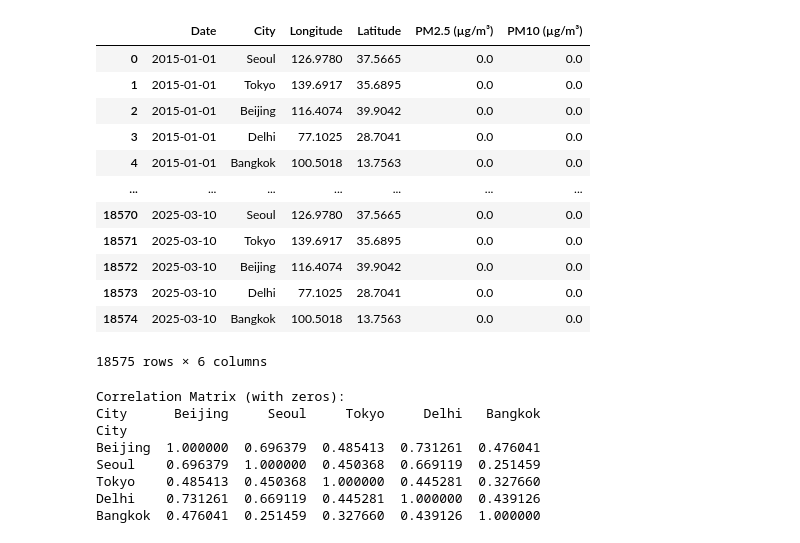
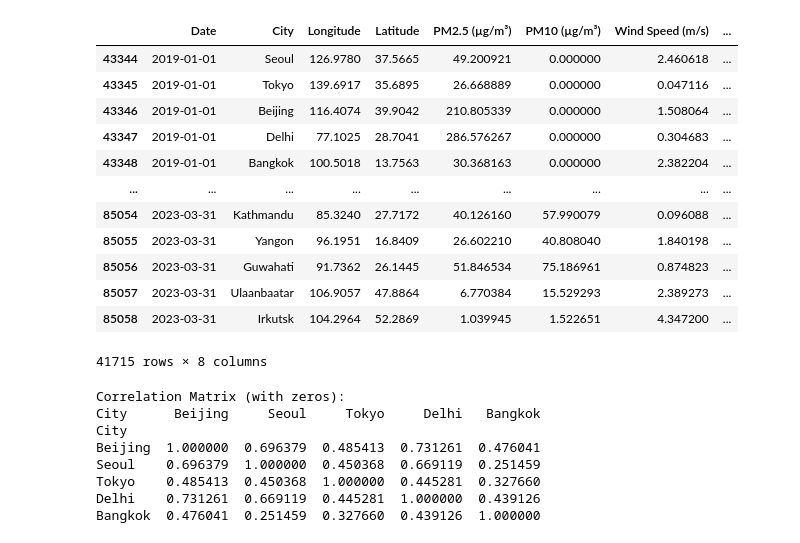
Before and after one commit to Nadaeji/fine-dust-analyzer, a Jupyter notebook: vitualization.ipynb, the cells around one changed output. Drawn from its saved outputs; the diff is of its cells as text; code cells hidden in the pictures.

```diff
--- a/vitualization.ipynb
+++ b/vitualization.ipynb
@@ -1,25 +1,25 @@
 # %%
 import pandas as pd
 # %%
-df = pd.read_csv('./data/pm25_pm10_merged.csv')
+df = pd.read_csv('./data/pm25_pm10_merged_wind.csv')
 df['Date'] = pd.to_datetime(df['Date'])
     # 2015년 ~ 2018년 데이터 삭제
 df = df[df['Date'].dt.year >= 2019]
 df
 # %% [output]
-|  | Date | City | Longitude | Latitude | PM2.5 (µg/m³) | PM10 (µg/m³) |
-| 0 | 2015-01-01 | Seoul | 126.9780 | 37.5665 | 0.0 | 0.0 |
-| 1 | 2015-01-01 | Tokyo | 139.6917 | 35.6895 | 0.0 | 0.0 |
-| 2 | 2015-01-01 | Beijing | 116.4074 | 39.9042 | 0.0 | 0.0 |
-| 3 | 2015-01-01 | Delhi | 77.1025 | 28.7041 | 0.0 | 0.0 |
-| 4 | 2015-01-01 | Bangkok | 100.5018 | 13.7563 | 0.0 | 0.0 |
-| ... | ... | ... | ... | ... | ... | ... |
-| 18570 | 2025-03-10 | Seoul | 126.9780 | 37.5665 | 0.0 | 0.0 |
-| 18571 | 2025-03-10 | Tokyo | 139.6917 | 35.6895 | 0.0 | 0.0 |
-| 18572 | 2025-03-10 | Beijing | 116.4074 | 39.9042 | 0.0 | 0.0 |
-| 18573 | 2025-03-10 | Delhi | 77.1025 | 28.7041 | 0.0 | 0.0 |
-| 18574 | 2025-03-10 | Bangkok | 100.5018 | 13.7563 | 0.0 | 0.0 |
+|  | Date | City | Longitude | Latitude | PM2.5 (µg/m³) | PM10 (µg/m³) | Wind Speed (m/s) | ... |
+| 43344 | 2019-01-01 | Seoul | 126.9780 | 37.5665 | 49.200921 | 0.000000 | 2.460618 | ... |
+| 43345 | 2019-01-01 | Tokyo | 139.6917 | 35.6895 | 26.668889 | 0.000000 | 0.047116 | ... |
+| 43346 | 2019-01-01 | Beijing | 116.4074 | 39.9042 | 210.805339 | 0.000000 | 1.508064 | ... |
+| 43347 | 2019-01-01 | Delhi | 77.1025 | 28.7041 | 286.576267 | 0.000000 | 0.304683 | ... |
+| 43348 | 2019-01-01 | Bangkok | 100.5018 | 13.7563 | 30.368163 | 0.000000 | 2.382204 | ... |
+| ... | ... | ... | ... | ... | ... | ... | ... | ... |
+| 85054 | 2023-03-31 | Kathmandu | 85.3240 | 27.7172 | 40.126160 | 57.990079 | 0.096088 | ... |
+| 85055 | 2023-03-31 | Yangon | 96.1951 | 16.8409 | 26.602210 | 40.808040 | 1.840198 | ... |
+| 85056 | 2023-03-31 | Guwahati | 91.7362 | 26.1445 | 51.846534 | 75.186961 | 0.874823 | ... |
+| 85057 | 2023-03-31 | Ulaanbaatar | 106.9057 | 47.8864 | 6.770384 | 15.529293 | 2.389273 | ... |
+| 85058 | 2023-03-31 | Irkutsk | 104.2964 | 52.2869 | 1.039945 | 1.522651 | 4.347200 | ... |
-18575 rows × 6 columns
+41715 rows × 8 columns
 # %%
 import pandas as pd
 from sklearn.preprocessing import MinMaxScaler
```
Also changed, not shown: 8 other files.
